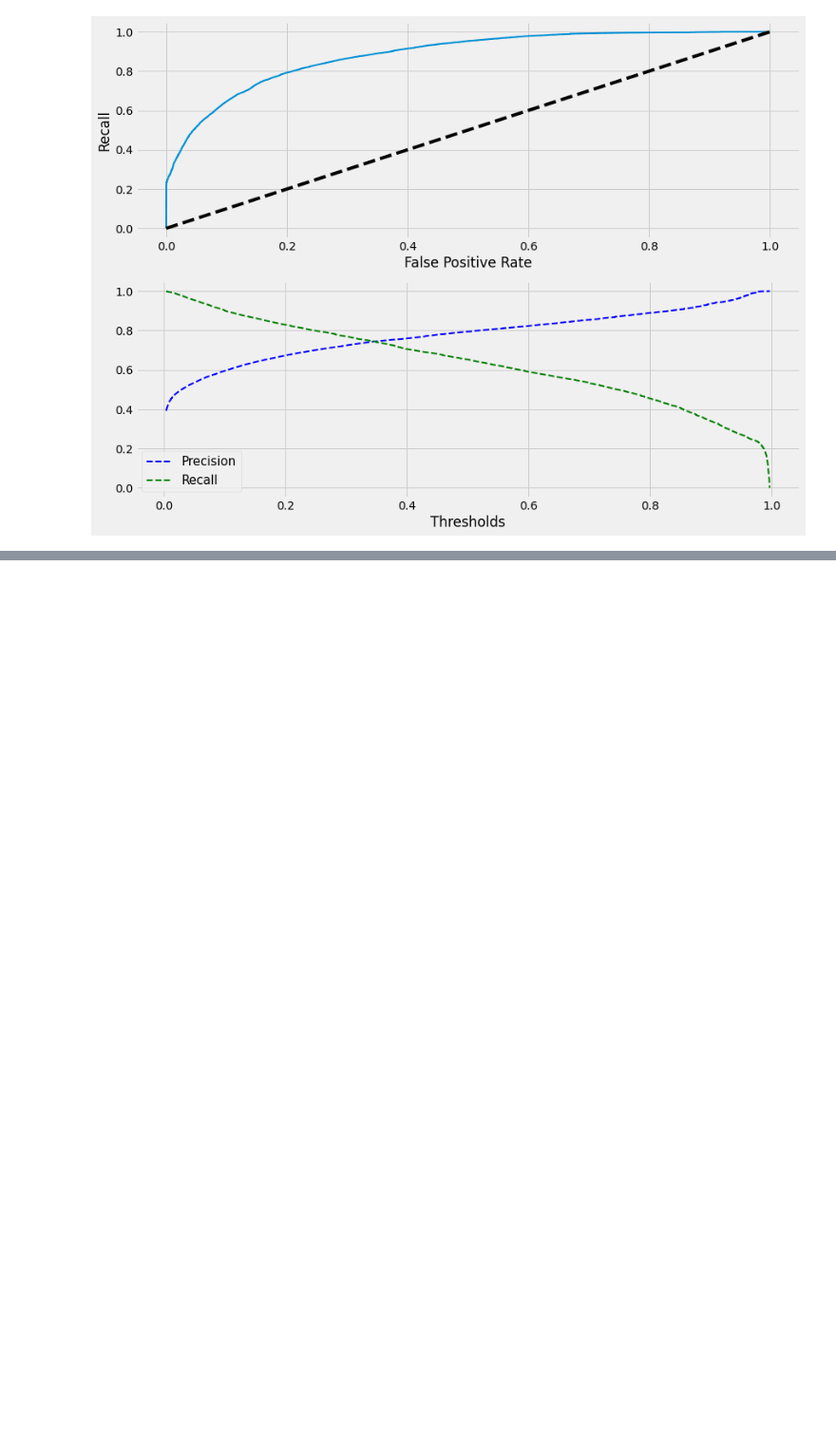
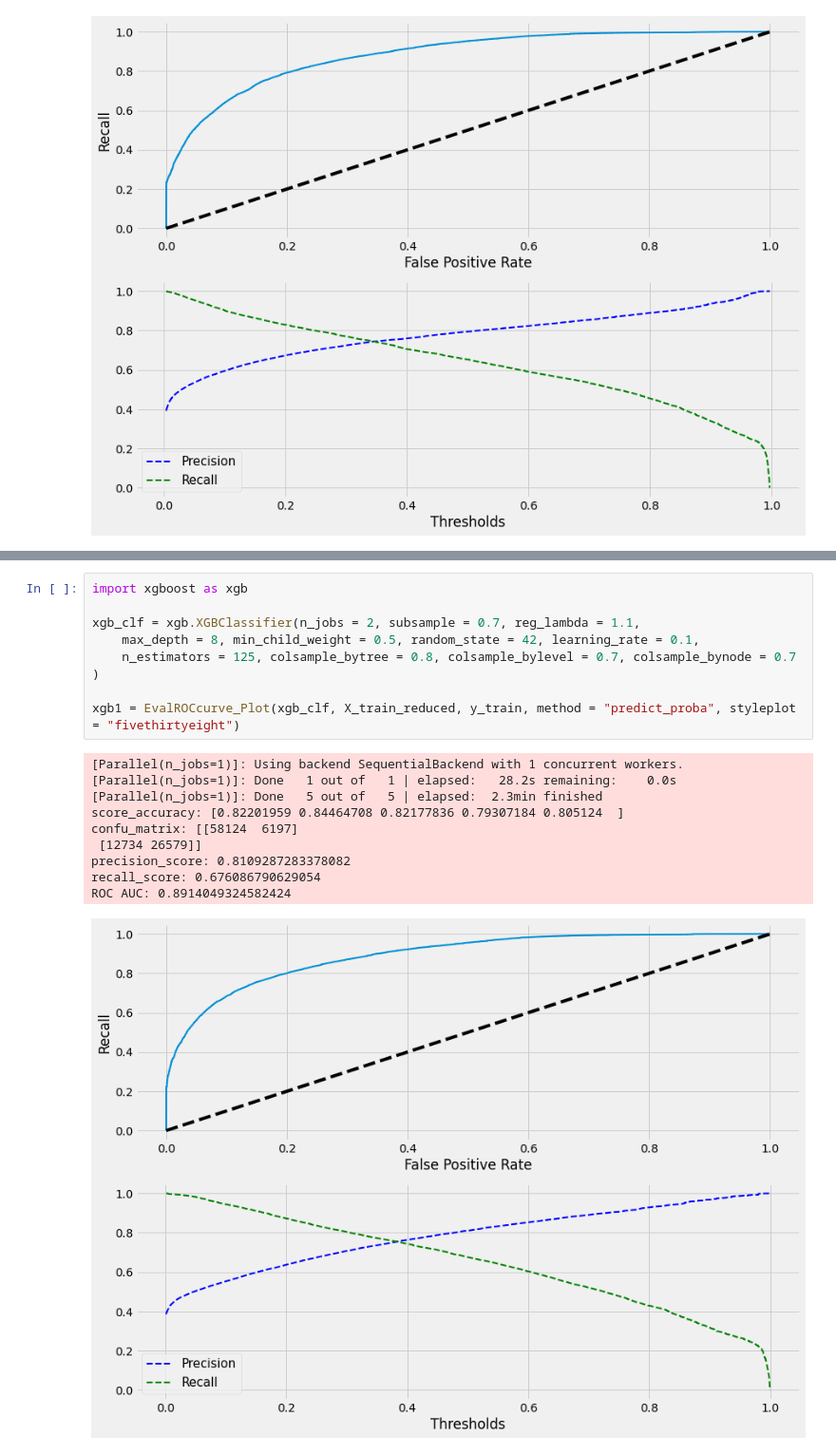
Before and after one commit to huy105/Hotel-booking-classify, a Jupyter notebook: HotelClassify.ipynb, the cells around one changed output, grey strips where cells are left out. Shown at 95% size. Saved outputs shown, nothing was run; the diff lists cells and outputs as text; blank space fills up the shorter version.

```diff
--- a/HotelClassify.ipynb
+++ b/HotelClassify.ipynb
@@ -671,0 +683,20 @@ ROC AUC: 0.8841138062604011
+# %%
+import xgboost as xgb
+
+xgb_clf = xgb.XGBClassifier(n_jobs = 2, subsample = 0.7, reg_lambda = 1.1,
+    max_depth = 8, min_child_weight = 0.5, random_state = 42, learning_rate = 0.1,
+    n_estimators = 125, colsample_bytree = 0.8, colsample_bylevel = 0.7, colsample_bynode = 0.7
+)
+
+xgb1 = EvalROCcurve_Plot(xgb_clf, X_train_reduced, y_train, method = "predict_proba", styleplot = "fivethirtyeight")
+# %% [output]
+[Parallel(n_jobs=1)]: Using backend SequentialBackend with 1 concurrent workers.
+[Parallel(n_jobs=1)]: Done   1 out of   1 | elapsed:   28.2s remaining:    0.0s
+[Parallel(n_jobs=1)]: Done   5 out of   5 | elapsed:  2.3min finished
+score_accuracy: [0.82201959 0.84464708 0.82177836 0.79307184 0.805124  ]
+confu_matrix: [[58124  6197]
+ [12734 26579]]
+precision_score: 0.8109287283378082
+recall_score: 0.676086790629054
+ROC AUC: 0.8914049324582424
+[figure, added]
```
Also changed, not shown: parts of 3 cells of this notebook.
